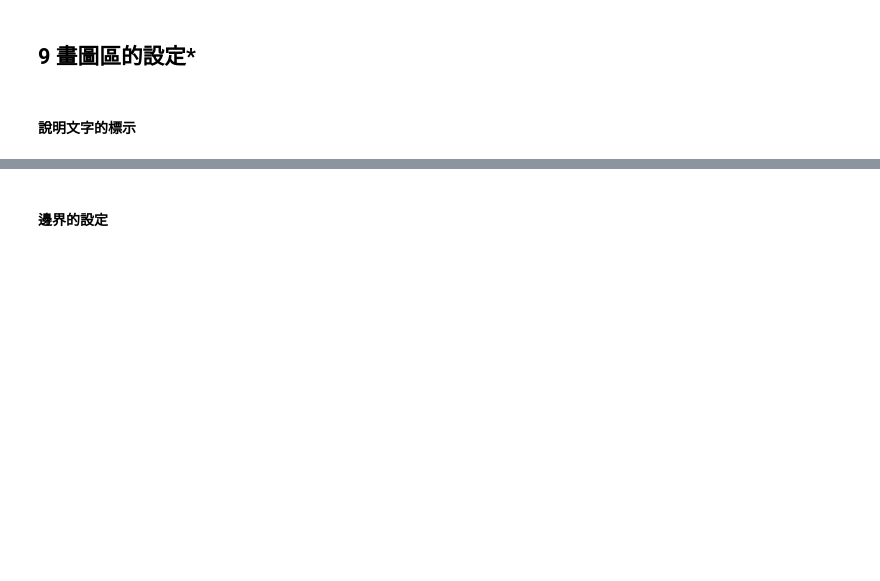
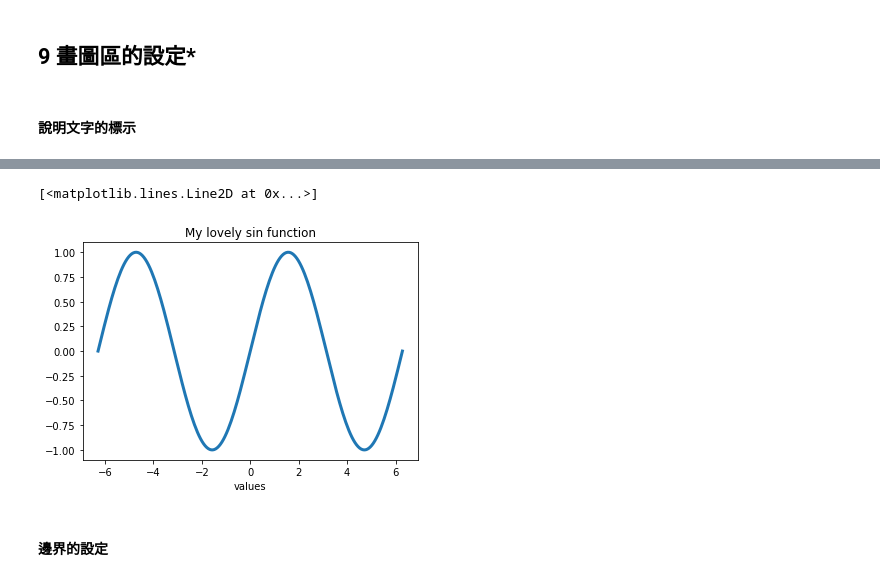
Before and after one commit to appletime81/IMLP, a Jupyter notebook: Unit02/2.3.2_Matplotlib資料視覺化.ipynb, the cells around one changed output, grey strips where cells are left out. Cells and saved outputs as stored; diff of their text form; code cells hidden in the pictures; blank space fills up the shorter version.

```diff
--- a/Unit02/2.3.2_Matplotlib資料視覺化.ipynb
+++ b/Unit02/2.3.2_Matplotlib資料視覺化.ipynb
@@ -309,2 +322,13 @@ plt.bar(x, [6, 3, 12, 5, 8], width=0.4, ec='none', fc='#7fb069')
+# %%
+x = np.linspace(-2 * np.pi, 2 * np.pi, 200, 200)
+y = np.sin(x)
+# %%
+plt.title('My lovely sin function')
+plt.xlabel('x-axes')
+plt.xlabel('values')
+plt.plot(x, y, lw=3)
+# %% [output]
+[<matplotlib.lines.Line2D at 0x...>]
+[figure, added]
 # %% [markdown]
 #### 邊界的設定
```
Also changed, not shown: parts of 35 cells of this notebook, 2 other files.
